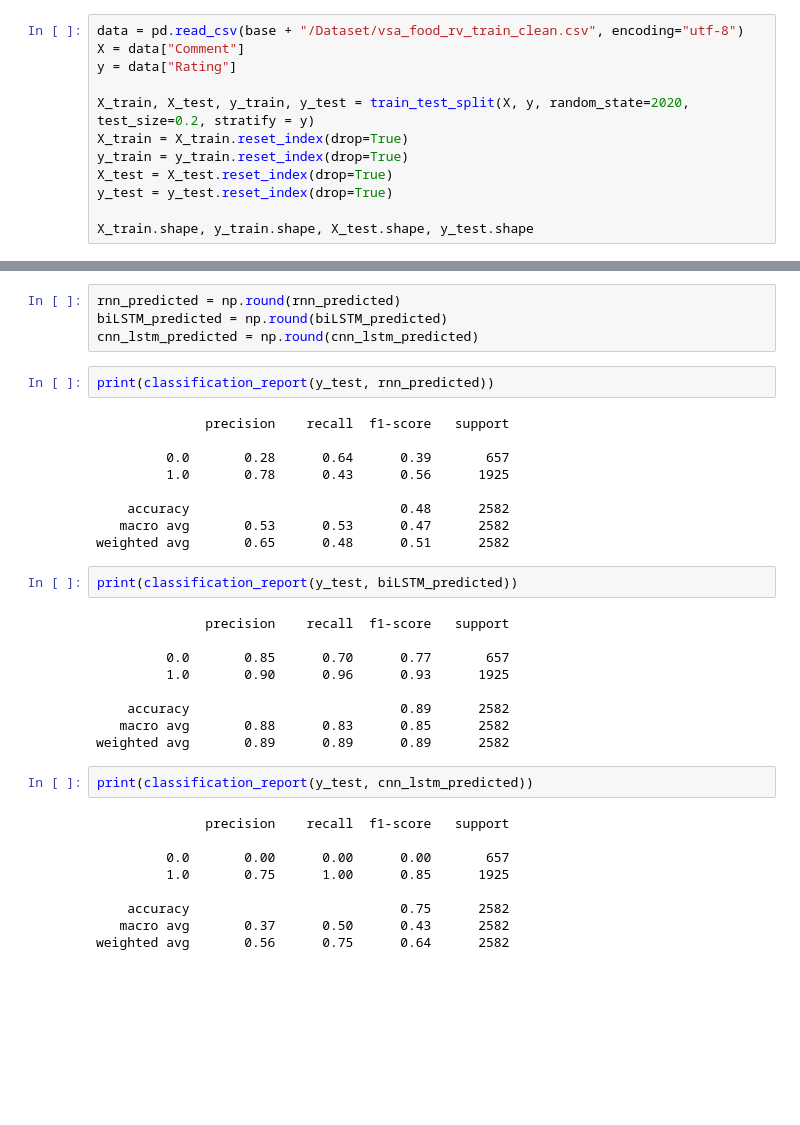
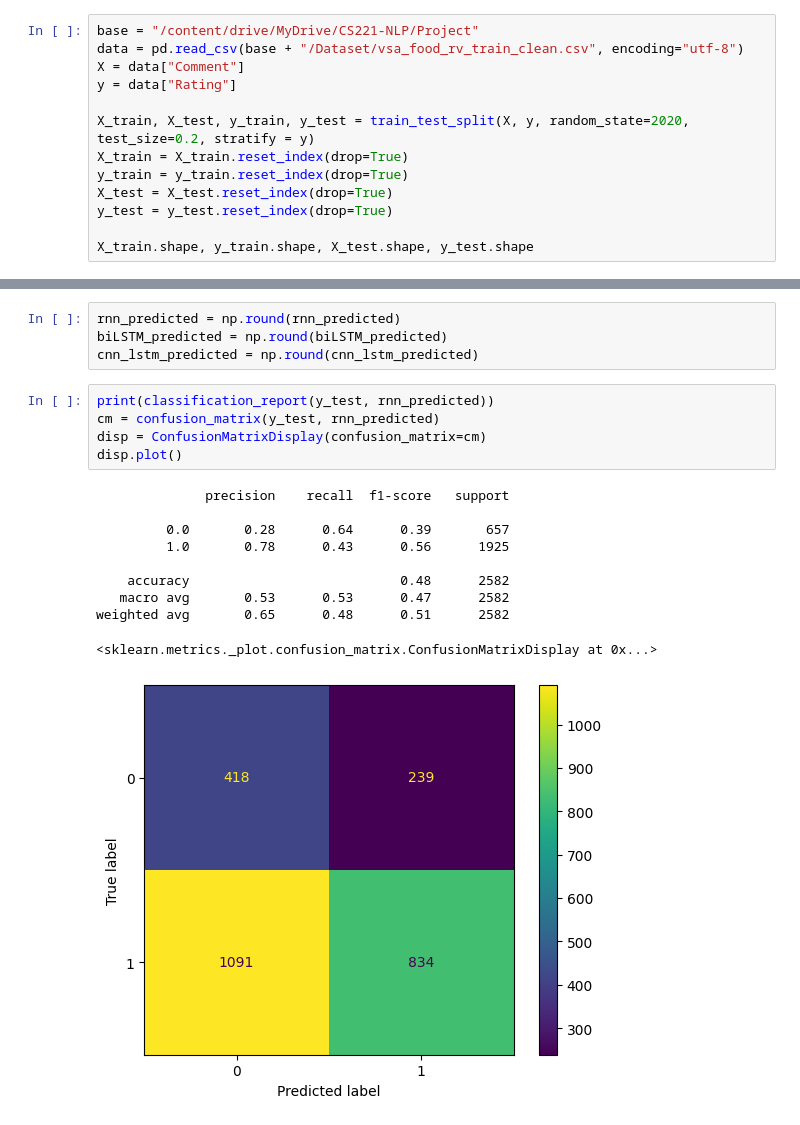
Before and after one commit to HongHanh-atUIT/CS231-NLP-FOOD-REVIEW-SA, a Jupyter notebook: RNN_BiLSTM_CNN_LSTM.ipynb, the cells around one changed output, grey strips where cells are left out. Cells and saved outputs as stored; diff of their text form; blank space fills up the shorter version.

```diff
--- a/RNN_BiLSTM_CNN-LSTM.ipynb
+++ b/RNN_BiLSTM_CNN_LSTM.ipynb
@@ -57,6 +57,7 @@ Mounted at /content/drive
 # %% [markdown]
 ## Load data and word embedding
 # %%
+base = "/content/drive/MyDrive/CS221-NLP/Project"
 data = pd.read_csv(base + "/Dataset/vsa_food_rv_train_clean.csv", encoding="utf-8")
 X = data["Comment"]
 y = data["Rating"]
@@ -425,36 +426,19 @@ cnn_lstm_predicted = cnn_lstm.predict(X_test)
 rnn_predicted = np.round(rnn_predicted)
 biLSTM_predicted = np.round(biLSTM_predicted)
 cnn_lstm_predicted = np.round(cnn_lstm_predicted)
-# %%
-print(classification_report(y_test, rnn_predicted))
-# %% [output]
-              precision    recall  f1-score   support
-
-         0.0       0.28      0.64      0.39       657
-         1.0       0.78      0.43      0.56      1925
-
-    accuracy                           0.48      2582
-   macro avg       0.53      0.53      0.47      2582
-weighted avg       0.65      0.48      0.51      2582
-# %%
-print(classification_report(y_test, biLSTM_predicted))
-# %% [output]
-              precision    recall  f1-score   support
-
-         0.0       0.85      0.70      0.77       657
-         1.0       0.90      0.96      0.93      1925
-
-    accuracy                           0.89      2582
-   macro avg       0.88      0.83      0.85      2582
-weighted avg       0.89      0.89      0.89      2582
-# %%
-print(classification_report(y_test, cnn_lstm_predicted))
-# %% [output]
-              precision    recall  f1-score   support
-
-         0.0       0.00      0.00      0.00       657
-         1.0       0.75      1.00      0.85      1925
-
-    accuracy                           0.75      2582
-   macro avg       0.37      0.50      0.43      2582
-weighted avg       0.56      0.75      0.64      2582
+# %%
+print(classification_report(y_test, rnn_predicted))
+cm = confusion_matrix(y_test, rnn_predicted)
+disp = ConfusionMatrixDisplay(confusion_matrix=cm)
+disp.plot()
+# %% [output]
+              precision    recall  f1-score   support
+
+         0.0       0.28      0.64      0.39       657
+         1.0       0.78      0.43      0.56      1925
+
+    accuracy                           0.48      2582
+   macro avg       0.53      0.53      0.47      2582
+weighted avg       0.65      0.48      0.51      2582
+<sklearn.metrics._plot.confusion_matrix.ConfusionMatrixDisplay at 0x...>
+[figure, added]
```
Also changed, not shown: parts of 6 cells of this notebook, 4 other files.
